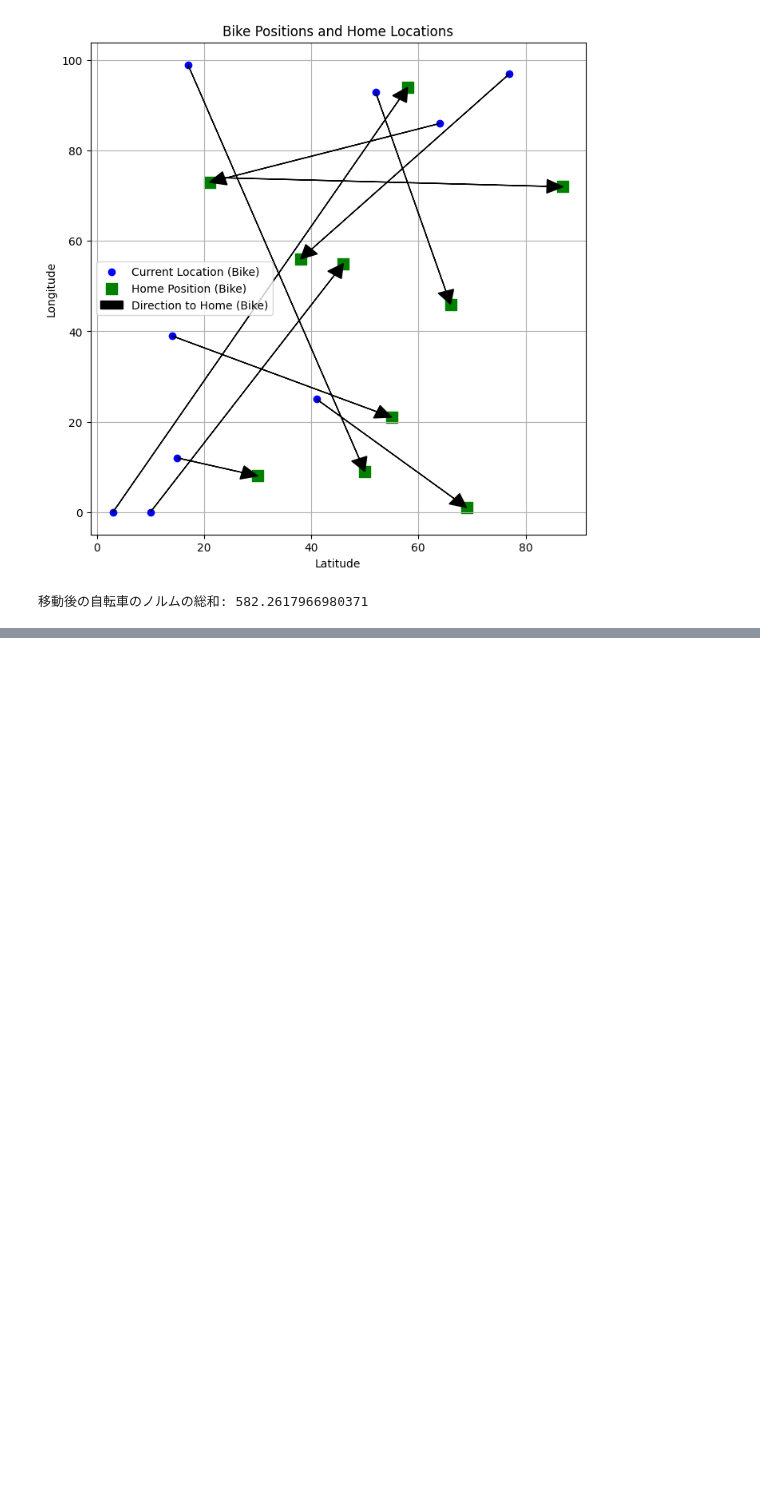
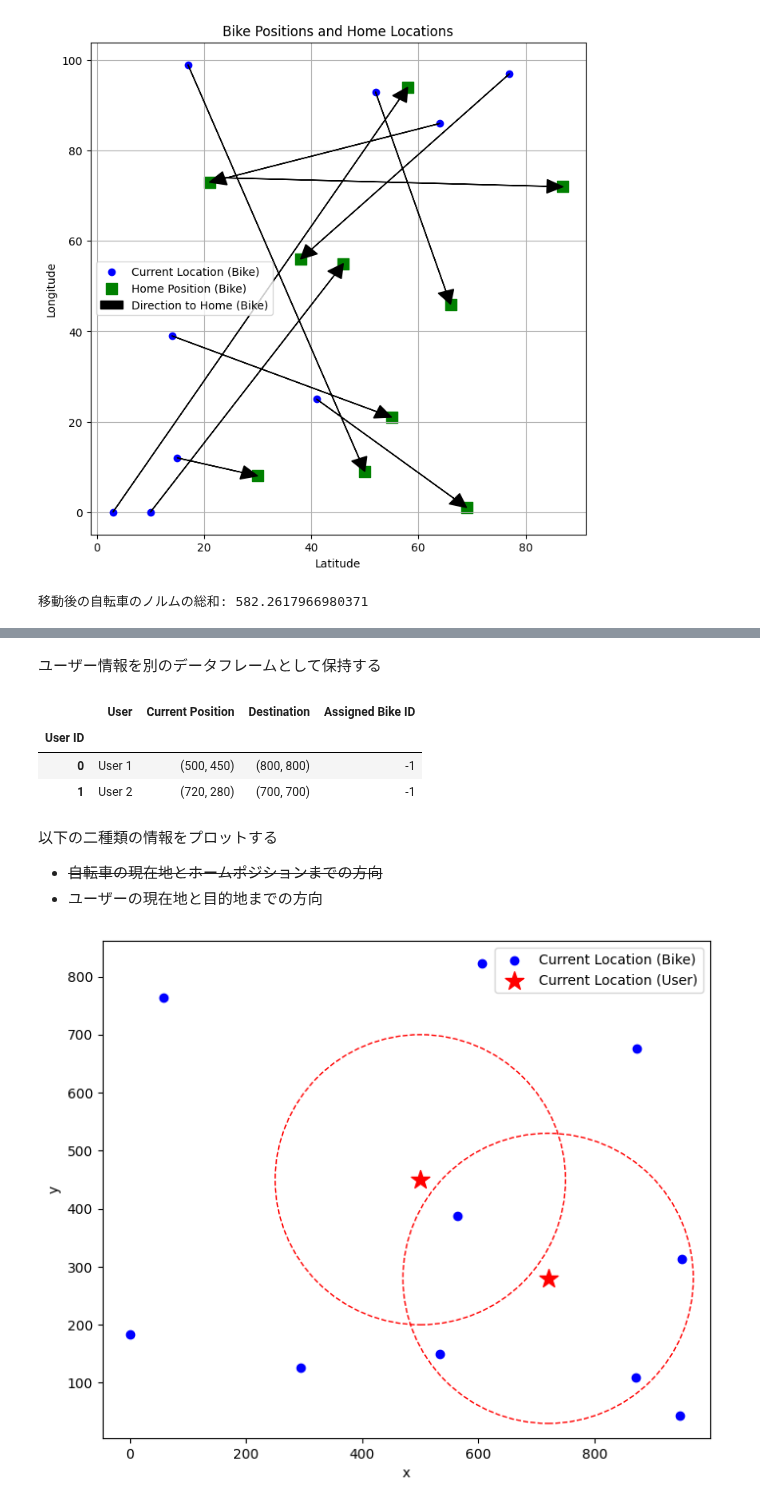
Before and after one commit to Koki-Kazaore/Research, a Jupyter notebook: googleColabEnv/assignmentProblem/assignmentProblem.ipynb, the cells around one changed output, grey strips where cells are left out. Cells and saved outputs as stored; diff of their text form; code cells hidden in the pictures; blank space fills up the shorter version.

```diff
--- a/googleColabEnv/assignmentProblem/assignmentProblem.ipynb
+++ b/googleColabEnv/assignmentProblem/assignmentProblem.ipynb
@@ -571,0 +625,66 @@ print("移動後の自転車のノルムの総和:", calculate_total_distance(df
+# %% [markdown]
+ユーザー情報を別のデータフレームとして保持する
+# %%
+# 1kmの範囲
+user_data = {
+    'User': ['User 1', 'User 2'],
+    'Current Position': [(500, 450), (720, 280)],
+    'Destination': [(800, 800), (700, 700)]
+}
+
+df_users = pd.DataFrame(user_data)
+
+# 'Assigned Bike ID' 列を追加し、初期値を -1 に設定
+df_users['Assigned Bike ID'] = -1
+
+# 'User ID' 列を最初のカラムとして追加
+df_users.insert(0, 'User ID', df_users.index)
+# User ID をインデックスとして設定
+df_users.set_index('User ID', inplace=True)
+
+df_users
+# %% [output]
+|  | User | Current Position | Destination | Assigned Bike ID |
+| User ID |  |  |  |  |
+| 0 | User 1 | (500, 450) | (800, 800) | -1 |
+| 1 | User 2 | (720, 280) | (700, 700) | -1 |
+# %% [markdown]
+以下の二種類の情報をプロットする
+- ~~自転車の現在地とホームポジションまでの方向~~
+- ユーザーの現在地と目的地までの方向
+# %%
+import matplotlib.pyplot as plt
+
+# プロットを作成
+plt.figure(figsize=(8, 8))
+
+# 自転車と自宅位置のプロット
+for index, row in df_bikes.iterrows():
+    # 現在地をプロット
+    plt.scatter(row['Current Location'][0], row['Current Location'][1],
+                marker='o', color='blue', zorder=2,
+                label="Current Location (Bike)" if index == 0 else "")
+
+# ユーザーの位置
+for index, row in df_users.iterrows():
+    # 現在地をプロット
+    plt.scatter(row['Current Position'][0], row['Current Position'][1],
+                marker='*', color='red', s=200, zorder=1,
+                label="Current Location (User)" if index == 0 else "")
+    # ユーザーから半径250mの円をプロット
+    circle = plt.Circle(row['Current Position'], 250, color='red', fill=False, linestyle='--', zorder=3)
+    plt.gcf().gca().add_artist(circle)
+
+# アスペクト比を1:1に設定
+plt.gca().set_aspect('equal', adjustable='box')
+
+# y軸をLatitudeに設定
+plt.xlabel('x')
+# x軸をLongitudeに設定
+plt.ylabel('y')
+# plt.title('Bike Positions and Home Locations')
+plt.grid(False)
+plt.legend()
+plt.show()
+# %% [output]
+[figure, added]
```
Also changed, not shown: parts of 3 cells of this notebook, 1 other file.
